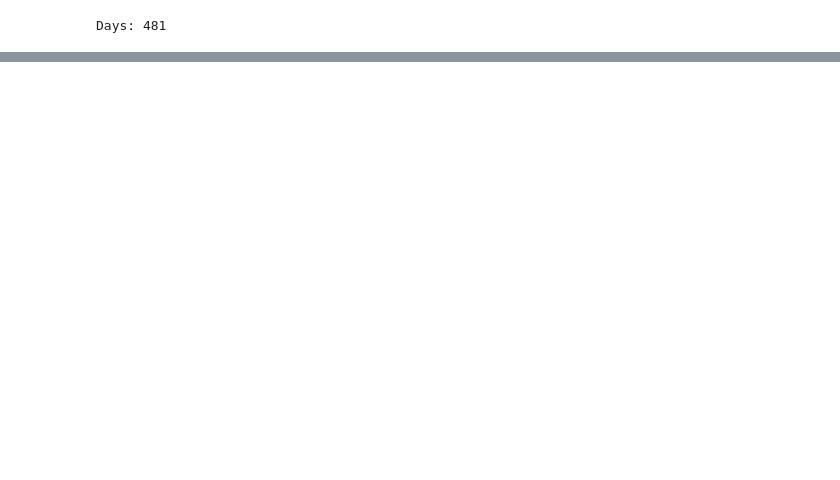
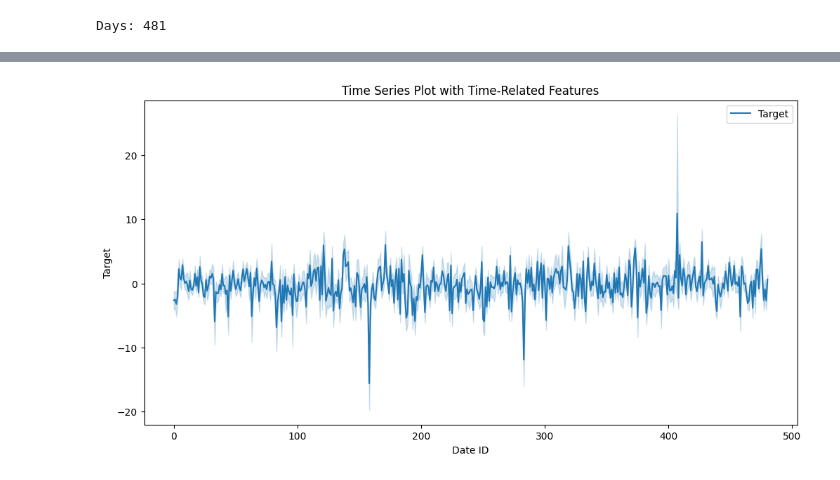
Before and after one commit to UNT-CSCE-Projects/US_stock_market_prediction, a Jupyter notebook: Optiver_stock_closing_price.ipynb, the cells around one changed output, grey strips where cells are left out. Cells and saved outputs as stored; diff of their text form; code cells hidden in the pictures; blank space fills up the shorter version.

```diff
--- a/Optiver_stock_closing_price.ipynb
+++ b/Optiver_stock_closing_price.ipynb
@@ -215,0 +220,9 @@ stock_52.head()
+# %%
+# Create 'Minute of the Day' feature in 'stock_52'
+stock_52['minute_of_day'] = stock_52['seconds_in_bucket'] // 60  # Convert seconds to minutes
+
+# Create 'Day of the Week' feature based on relative day numbers in 'stock_52'
+stock_52['day_of_week'] = (stock_52['date_id'] - stock_52['date_id'].min()) % 7
+
+# Print the updated 'stock_52' DataFrame to see the new features
+print(stock_52[['date_id', 'seconds_in_bucket', 'minute_of_day', 'day_of_week']])
@@ -215,0 +244,18 @@ stock_52.head()
+# %%
+import matplotlib.pyplot as plt
+import seaborn as sns
+
+# Assuming 'stock_52' is your DataFrame with the new features
+
+# Create a time series plot of the target variable
+plt.figure(figsize=(12, 6))
+sns.lineplot(data=stock_52, x='date_id', y='target', label='Target')
+
+
+plt.title('Time Series Plot with Time-Related Features')
+plt.xlabel('Date ID')
+plt.ylabel('Target')
+plt.legend()
+plt.show()
+# %% [output]
+[figure, added]
```
Also changed, not shown: parts of 14 cells of this notebook.
